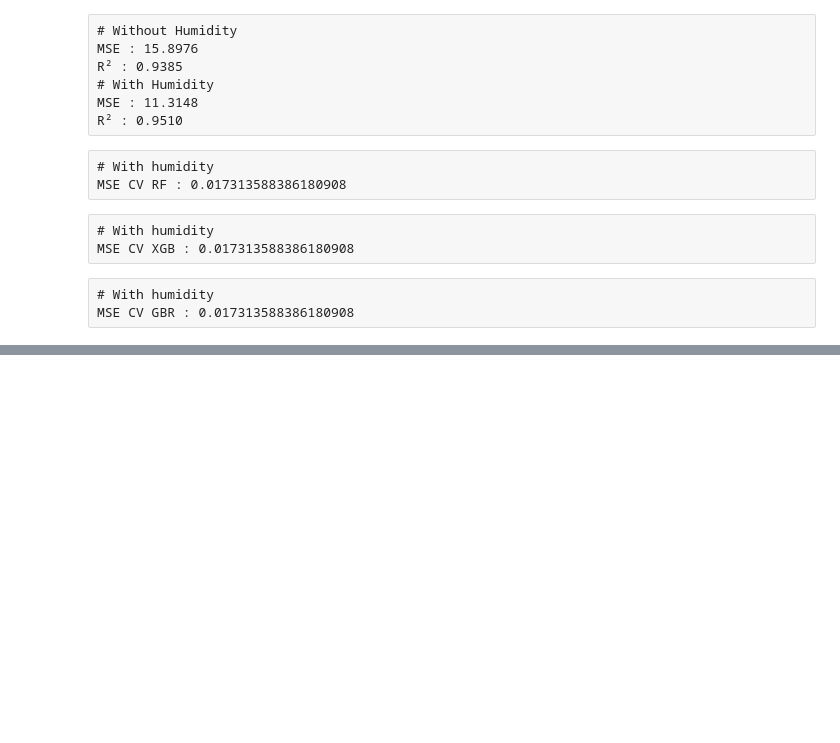
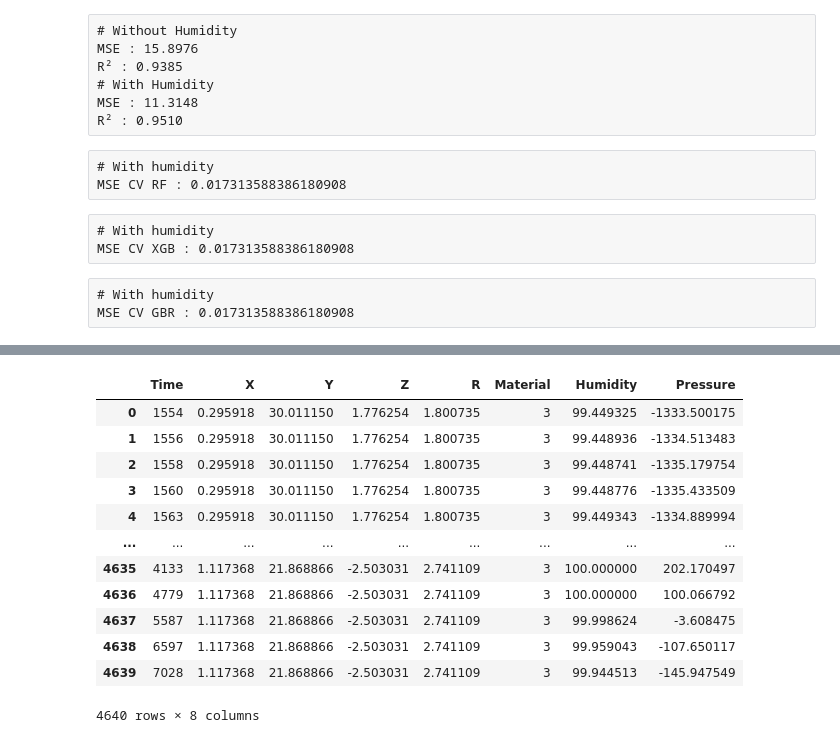
Before and after one commit to NicolasKunzli/ProjectML, a Jupyter notebook: train.ipynb, the cells around one changed output, grey strips where cells are left out. Drawn from its saved outputs; the diff is of its cells as text; code cells hidden in the pictures; blank space fills up the shorter version.

```diff
--- a/train.ipynb
+++ b/train.ipynb
@@ -306,6 +292,7 @@ df_tem['M.Time[d]'][1]
 # %%
 df_test = pd.read_csv('nuclear-waste/Coordinates_Test.csv')
 humtest = pd.read_csv('nuclear-waste/Test_Time_humidity.csv')
+pretest = pd.read_csv('nuclear-waste/Test_Time_pressure.csv')
 # %%
 le2 = LabelEncoder()
 df_test['Material_encoded'] = le2.fit_transform(df_test['Material'])
@@ -316,8 +303,11 @@ df_test_prepared = pd.merge(df_test, df_times, on="key").drop("key", axis=1)
 # %%
 df_humtest = humtest.melt(id_vars='M.Time[d]', var_name='Sensor ID', value_name='Humidity')
 df_test_prepared = df_test_prepared.merge(df_humtest, on=['Sensor ID', 'M.Time[d]'], how='left')
+# %%
+df_pretest = pretest.melt(id_vars='M.Time[d]', var_name='Sensor ID', value_name='Pressure')
+df_test_prepared = df_test_prepared.merge(df_pretest, on=['Sensor ID', 'M.Time[d]'], how='left')
 # %%
-df_test_prepared = df_test_prepared[['M.Time[d]','Sensor ID','Coor X [m]', 'Coor Y [m]', 'Coor Z [m]', 'R [m]', 'Material_encoded','Humidity']]
+df_test_prepared = df_test_prepared[['M.Time[d]','Sensor ID','Coor X [m]', 'Coor Y [m]', 'Coor Z [m]', 'R [m]', 'Material_encoded','Humidity','Pressure']]
 
 df_test_prepared = df_test_prepared.rename(columns={
     'M.Time[d]': 'Time',
@@ -329,5 +319,21 @@ df_test_prepared = df_test_prepared.rename(columns={
     'Material_encoded': 'Material'
 })
 
-X_test = df_test_prepared[['Time','X', 'Y', 'Z', 'R', 'Material', 'Humidity']]
+X_test = df_test_prepared[['Time','X', 'Y', 'Z', 'R', 'Material', 'Humidity', 'Pressure']]
+# %%
+X_test
+# %% [output]
+|  | Time | X | Y | Z | R | Material | Humidity | Pressure |
+| 0 | 1554 | 0.295918 | 30.011150 | 1.776254 | 1.800735 | 3 | 99.449325 | -1333.500175 |
+| 1 | 1556 | 0.295918 | 30.011150 | 1.776254 | 1.800735 | 3 | 99.448936 | -1334.513483 |
+| 2 | 1558 | 0.295918 | 30.011150 | 1.776254 | 1.800735 | 3 | 99.448741 | -1335.179754 |
+| 3 | 1560 | 0.295918 | 30.011150 | 1.776254 | 1.800735 | 3 | 99.448776 | -1335.433509 |
+| 4 | 1563 | 0.295918 | 30.011150 | 1.776254 | 1.800735 | 3 | 99.449343 | -1334.889994 |
+| ... | ... | ... | ... | ... | ... | ... | ... | ... |
+| 4635 | 4133 | 1.117368 | 21.868866 | -2.503031 | 2.741109 | 3 | 100.000000 | 202.170497 |
+| 4636 | 4779 | 1.117368 | 21.868866 | -2.503031 | 2.741109 | 3 | 100.000000 | 100.066792 |
+| 4637 | 5587 | 1.117368 | 21.868866 | -2.503031 | 2.741109 | 3 | 99.998624 | -3.608475 |
+| 4638 | 6597 | 1.117368 | 21.868866 | -2.503031 | 2.741109 | 3 | 99.959043 | -107.650117 |
+| 4639 | 7028 | 1.117368 | 21.868866 | -2.503031 | 2.741109 | 3 | 99.944513 | -145.947549 |
+4640 rows × 8 columns
 # %%
```
Also changed, not shown: parts of 19 cells of this notebook.
